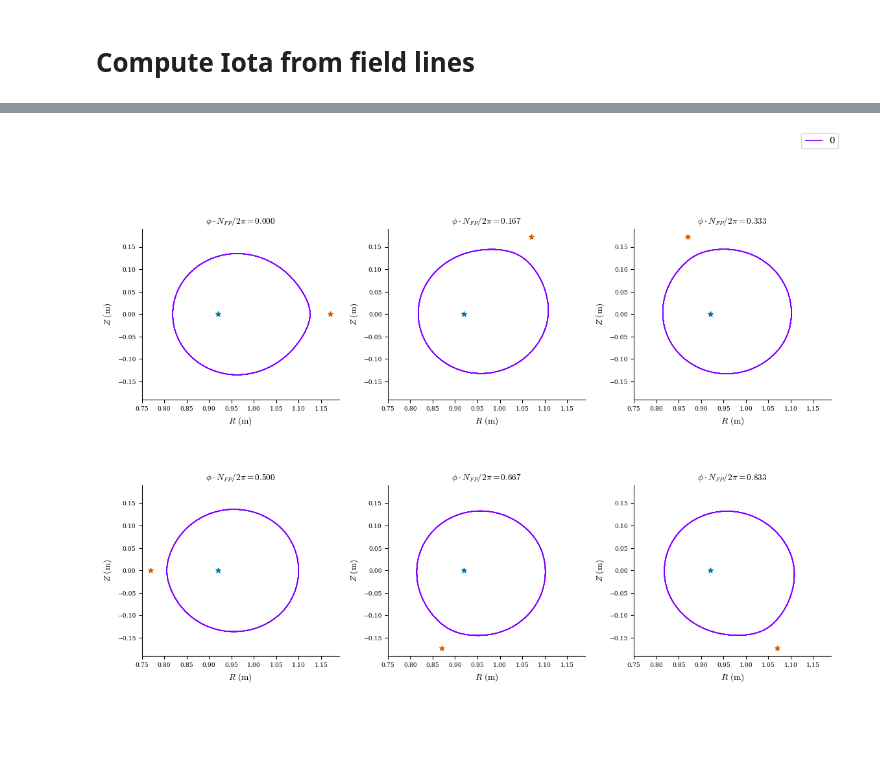
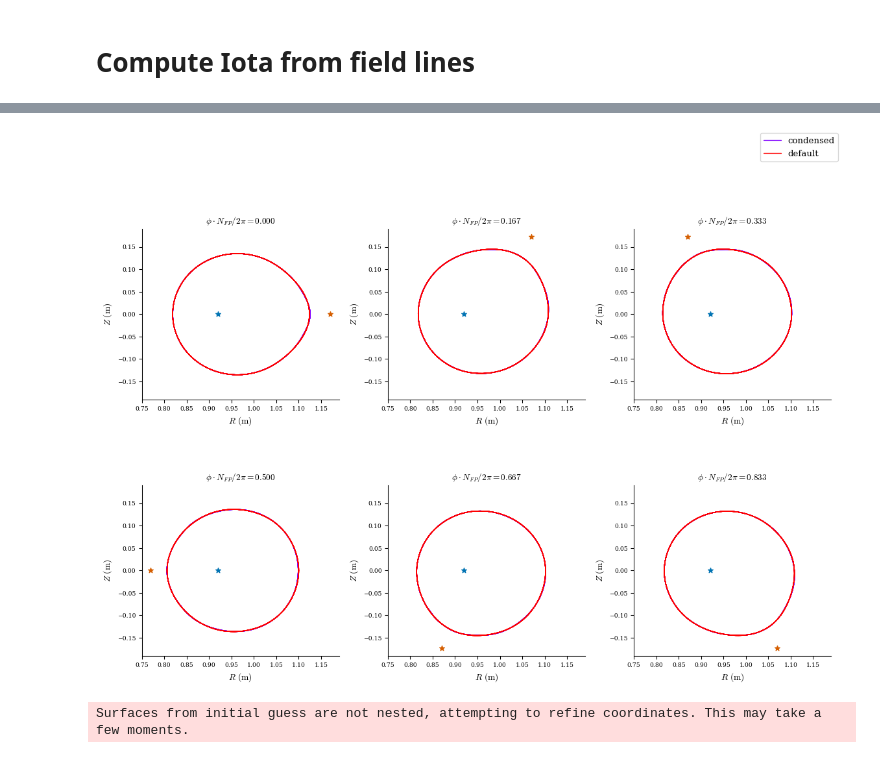
Before and after one commit to YigitElma/DEBUG-DESC, a Jupyter notebook: HBT-EP/hbt-ep-get-eq-from-field-trace.ipynb, the cells around one changed output, grey strips where cells are left out. Saved outputs shown, nothing was run; the diff lists cells and outputs as text; code cells hidden in the pictures; blank space fills up the shorter version.

```diff
--- a/HBT-EP/hbt-ep-get-eq-from-field-trace.ipynb
+++ b/HBT-EP/hbt-ep-get-eq-from-field-trace.ipynb
@@ -130,20 +130,6 @@ def get_poincare_plot(
         max_steps=max_steps,
         return_data=return_data,
     )
-
-
-def get_surface_from_pts(data, M=10, N=10, idx=-1, alpha=0.5):
-    transit, nphi, _ = data["R"].shape
-    r_pts = data["R"][:, :, idx].flatten()
-    z_pts = data["Z"][:, :, idx].flatten()
-    phis = (np.linspace(0, 2 * np.pi, nphi) * np.ones([transit, nphi])).flatten()
-    thetas_geom = np.atan2(z_pts, (r_pts - 0.97))
-    # Apply the spectral condensation transformation
-    # This makes theta move faster when theta_geom is close to phi.
-    # We use + alpha * sin(theta_geom - phi) to steepen the gradient at the edge.
-    thetas_mod = thetas_geom + alpha * np.sin(thetas_geom - phis)
-    coords = np.stack([r_pts, phis, z_pts]).T
-    return FourierRZToroidalSurface.from_values(coords, theta=thetas_mod, M=M, N=N)
 # %% [markdown]
 # Compute Iota from field lines
 # %%
@@ -199,6 +185,25 @@ diffrax message: The maximum number of solver steps was reached. Try increasing
 [figure]
+# %%
+def get_surface_from_pts(data, M=10, N=10, idx=-1, axisR=R0, alpha=0.5):
+    transit, nphi, _ = data["R"].shape
+    r_pts = data["R"][:, :, idx].flatten()
+    z_pts = data["Z"][:, :, idx].flatten()
+    phis = (np.linspace(0, 2 * np.pi, nphi) * np.ones([transit, nphi])).flatten()
+    thetas_geom = np.atan2(z_pts, (r_pts - axisR))
+    # Apply the spectral condensation transformation
+    # This makes theta move faster when theta_geom is close to phi.
+    # We use + alpha * sin(theta_geom - phi) to steepen the gradient at the edge.
+    # thetas_mod = thetas_geom + alpha * np.sin(thetas_geom - phis)
+
+    edge_angle = phis
+    dy = (1 - alpha**2) * np.sin(thetas_geom - edge_angle)
+    dx = (1 + alpha**2) * np.cos(thetas_geom - edge_angle) - 2 * alpha
+    thetas_mod = edge_angle + np.arctan2(dy, dx)
+    coords = np.stack([r_pts, phis, z_pts]).T
+    return FourierRZToroidalSurface.from_values(coords, theta=thetas_mod, M=M, N=N)
 # %%
-Mfit = 20
-Nfit = 10
-surf = get_surface_from_pts(data, M=Mfit, N=Nfit, idx=8, alpha=0)
-surf_condensed = get_surface_from_pts(data, M=Mfit, N=Nfit, idx=8, alpha=0.5)
+idx = 8
+Mfit = 10
+Nfit = 6
+surf = get_surface_from_pts(data, M=Mfit, N=Nfit, idx=idx, alpha=0)
+surf_condensed = get_surface_from_pts(data, M=Mfit, N=Nfit, idx=idx, alpha=0.4)
@@ -205,5 +215,5 @@ surf_condensed = get_surface_from_pts(data, M=Mfit, N=Nfit, idx=8, alpha=0.5)
 # %%
-fig, ax = plot_comparison([surf_condensed], theta=0, phi=6)
+fig, ax = plot_comparison([surf_condensed, surf], theta=0, phi=6, labels=["condensed", "default"])
 add_coils_to_plot(ax, [plasma_coil, umbilic_coil], nplanes=6);
 # %% [output]
-[figure, old version]
+[figure, new version]
@@ -209,0 +230,9 @@ add_coils_to_plot(ax, [plasma_coil, umbilic_coil], nplanes=6);
+# %%
+eq_from_surface = Equilibrium(
+    surface=surf_condensed,
+    Psi=eq0.Psi,
+    current=curr_profile,
+    pressure=eq0.pressure,
+)
+# %% [output]
+Surfaces from initial guess are not nested, attempting to refine coordinates. This may take a few moments.
```
Also changed, not shown: parts of 9 cells of this notebook, 13 other files.
